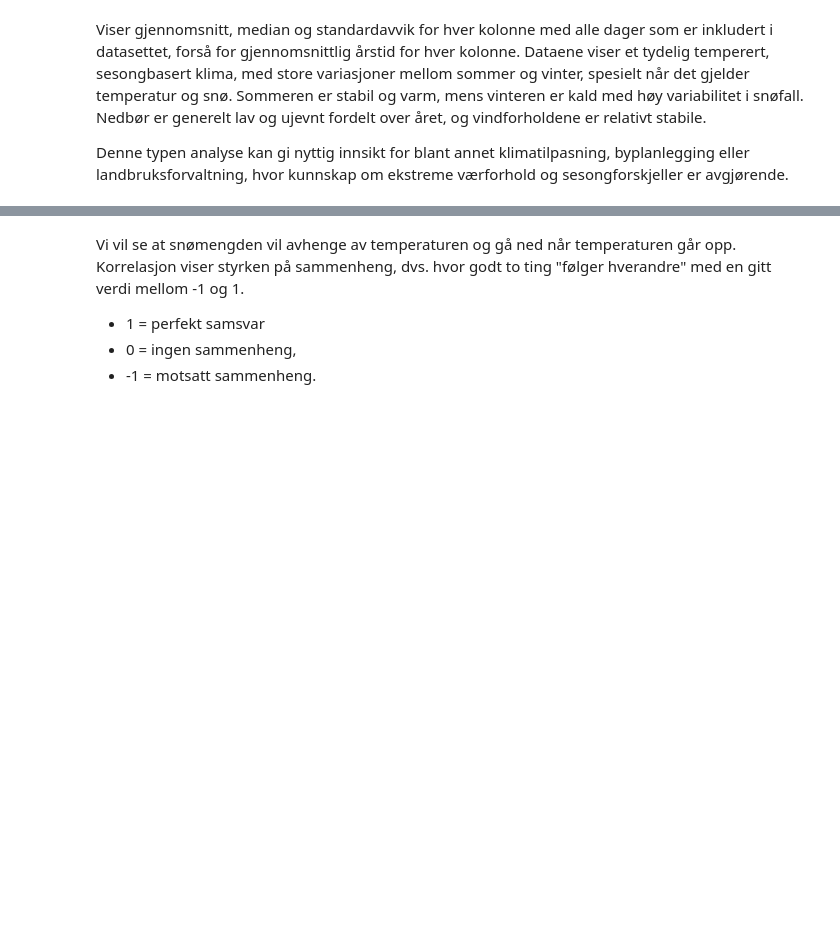
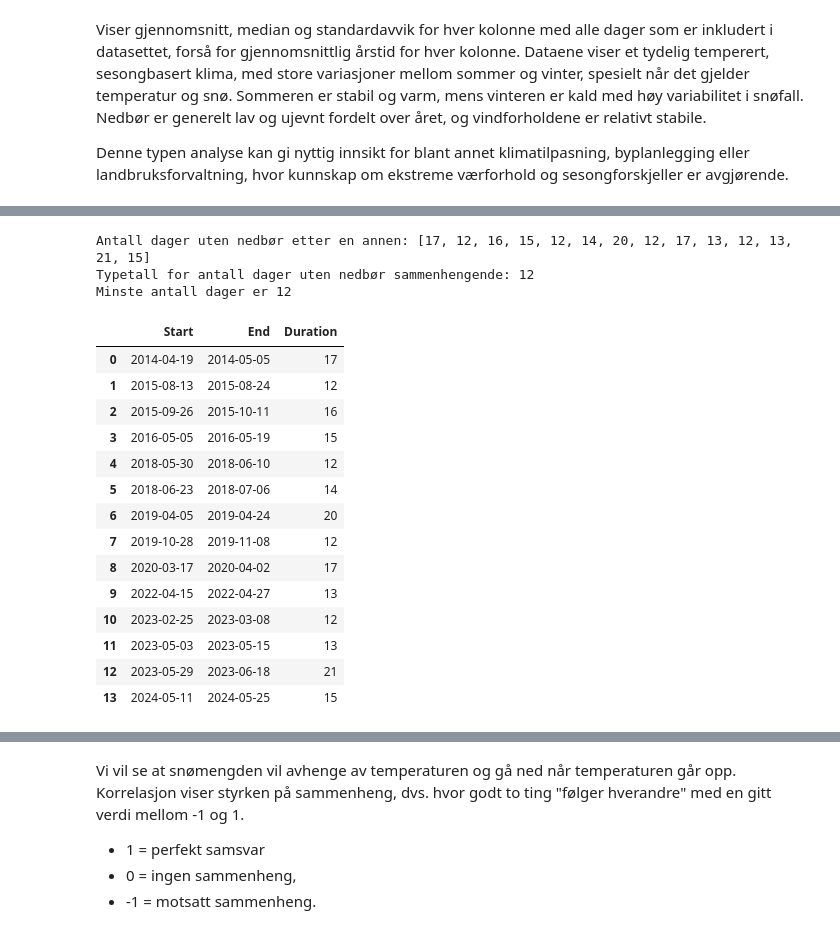
Before and after one commit to livemols/Miljo_dataanalyse_applikasjon, a Jupyter notebook: notebooks/data_analysis.ipynb, the cells around one changed output, grey strips where cells are left out. Saved outputs shown, nothing was run; the diff lists cells and outputs as text; code cells hidden in the pictures; blank space fills up the shorter version.

```diff
--- a/notebooks/data_analysis.ipynb
+++ b/notebooks/data_analysis.ipynb
@@ -143,0 +60,22 @@ No rain dates: ['2014-04-19 --- 2014-05-05', '2015-08-13 --- 2015-08-24', '2015-
+# %%
+da.drydays()
+da.drydays(12,"df")
+# %% [output]
+Antall dager uten nedbør etter en annen: [17, 12, 16, 15, 12, 14, 20, 12, 17, 13, 12, 13, 21, 15]
+Typetall for antall dager uten nedbør sammenhengende: 12
+Minste antall dager er 12
+|  | Start | End | Duration |
+| 0 | 2014-04-19 | 2014-05-05 | 17 |
+| 1 | 2015-08-13 | 2015-08-24 | 12 |
+| 2 | 2015-09-26 | 2015-10-11 | 16 |
+| 3 | 2016-05-05 | 2016-05-19 | 15 |
+| 4 | 2018-05-30 | 2018-06-10 | 12 |
+| 5 | 2018-06-23 | 2018-07-06 | 14 |
+| 6 | 2019-04-05 | 2019-04-24 | 20 |
+| 7 | 2019-10-28 | 2019-11-08 | 12 |
+| 8 | 2020-03-17 | 2020-04-02 | 17 |
+| 9 | 2022-04-15 | 2022-04-27 | 13 |
+| 10 | 2023-02-25 | 2023-03-08 | 12 |
+| 11 | 2023-05-03 | 2023-05-15 | 13 |
+| 12 | 2023-05-29 | 2023-06-18 | 21 |
+| 13 | 2024-05-11 | 2024-05-25 | 15 |
```
Also changed, not shown: parts of 5 cells of this notebook, 4 other files.
